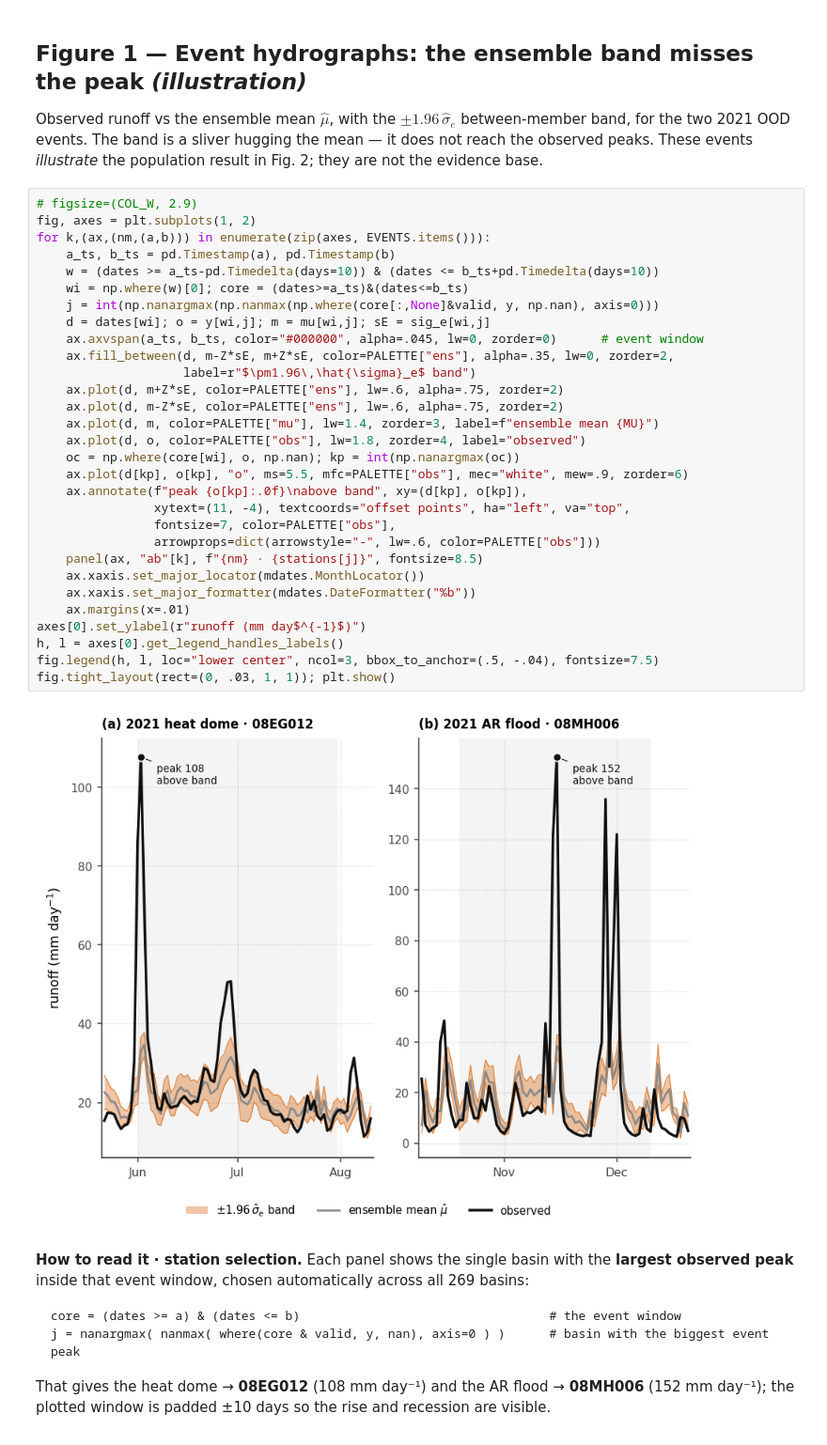
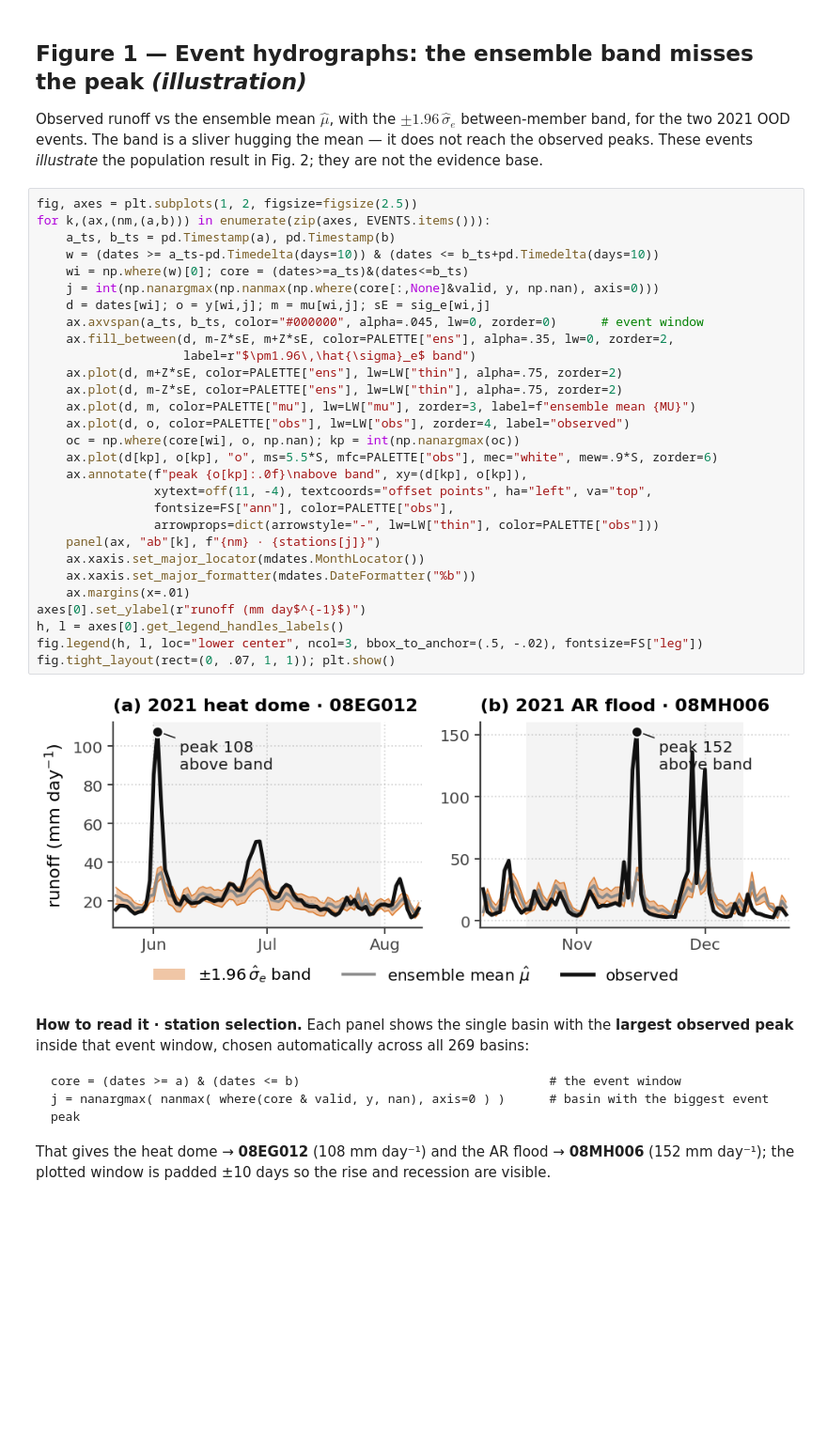
Before and after one commit to TWilson05/EA-LSTM-Streamflow, a Jupyter notebook: notebooks/workshop_figures.ipynb, the cells around one changed output. Shown at 94% size. Drawn from its saved outputs; the diff is of its cells as text; blank space fills up the shorter version.

```diff
--- a/notebooks/workshop_figures.ipynb
+++ b/notebooks/workshop_figures.ipynb
@@ -94,37 +121,36 @@ test cells 877,729 | in-dist 850,664 | OOD 27,065
 ## Figure 1 — Event hydrographs: the ensemble band misses the peak *(illustration)*
 Observed runoff vs the ensemble mean $\hat{\mu}$, with the $\pm1.96\,\hat{\sigma}_e$ between-member band, for the two 2021 OOD events. The band is a sliver hugging the mean — it does not reach the observed peaks. These events *illustrate* the population result in Fig. 2; they are not the evidence base.
 # %%
-# figsize=(COL_W, 2.9)
-fig, axes = plt.subplots(1, 2)
+fig, axes = plt.subplots(1, 2, figsize=figsize(2.5))
 for k,(ax,(nm,(a,b))) in enumerate(zip(axes, EVENTS.items())):
     a_ts, b_ts = pd.Timestamp(a), pd.Timestamp(b)
     w = (dates >= a_ts-pd.Timedelta(days=10)) & (dates <= b_ts+pd.Timedelta(days=10))
     wi = np.where(w)[0]; core = (dates>=a_ts)&(dates<=b_ts)
     j = int(np.nanargmax(np.nanmax(np.where(core[:,None]&valid, y, np.nan), axis=0)))
     d = dates[wi]; o = y[wi,j]; m = mu[wi,j]; sE = sig_e[wi,j]
     ax.axvspan(a_ts, b_ts, color="#000000", alpha=.045, lw=0, zorder=0)      # event window
     ax.fill_between(d, m-Z*sE, m+Z*sE, color=PALETTE["ens"], alpha=.35, lw=0, zorder=2,
                     label=r"$\pm1.96\,\hat{\sigma}_e$ band")
-    ax.plot(d, m+Z*sE, color=PALETTE["ens"], lw=.6, alpha=.75, zorder=2)
-    ax.plot(d, m-Z*sE, color=PALETTE["ens"], lw=.6, alpha=.75, zorder=2)
-    ax.plot(d, m, color=PALETTE["mu"], lw=1.4, zorder=3, label=f"ensemble mean {MU}")
-    ax.plot(d, o, color=PALETTE["obs"], lw=1.8, zorder=4, label="observed")
+    ax.plot(d, m+Z*sE, color=PALETTE["ens"], lw=LW["thin"], alpha=.75, zorder=2)
+    ax.plot(d, m-Z*sE, color=PALETTE["ens"], lw=LW["thin"], alpha=.75, zorder=2)
+    ax.plot(d, m, color=PALETTE["mu"], lw=LW["mu"], zorder=3, label=f"ensemble mean {MU}")
+    ax.plot(d, o, color=PALETTE["obs"], lw=LW["obs"], zorder=4, label="observed")
     oc = np.where(core[wi], o, np.nan); kp = int(np.nanargmax(oc))
-    ax.plot(d[kp], o[kp], "o", ms=5.5, mfc=PALETTE["obs"], mec="white", mew=.9, zorder=6)
+    ax.plot(d[kp], o[kp], "o", ms=5.5*S, mfc=PALETTE["obs"], mec="white", mew=.9*S, zorder=6)
     ax.annotate(f"peak {o[kp]:.0f}\nabove band", xy=(d[kp], o[kp]),
-                xytext=(11, -4), textcoords="offset points", ha="left", va="top",
-                fontsize=7, color=PALETTE["obs"],
-                arrowprops=dict(arrowstyle="-", lw=.6, color=PALETTE["obs"]))
-    panel(ax, "ab"[k], f"{nm} · {stations[j]}", fontsize=8.5)
+                xytext=off(11, -4), textcoords="offset points", ha="left", va="top",
+                fontsize=FS["ann"], color=PALETTE["obs"],
+                arrowprops=dict(arrowstyle="-", lw=LW["thin"], color=PALETTE["obs"]))
+    panel(ax, "ab"[k], f"{nm} · {stations[j]}")
     ax.xaxis.set_major_locator(mdates.MonthLocator())
     ax.xaxis.set_major_formatter(mdates.DateFormatter("%b"))
     ax.margins(x=.01)
 axes[0].set_ylabel(r"runoff (mm day$^{-1}$)")
 h, l = axes[0].get_legend_handles_labels()
-fig.legend(h, l, loc="lower center", ncol=3, bbox_to_anchor=(.5, -.04), fontsize=7.5)
-fig.tight_layout(rect=(0, .03, 1, 1)); plt.show()
+fig.legend(h, l, loc="lower center", ncol=3, bbox_to_anchor=(.5, -.02), fontsize=FS["leg"])
+fig.tight_layout(rect=(0, .07, 1, 1)); plt.show()
 # %% [output]
-[figure, old version]
+[figure, new version]
 # %% [markdown]
 **How to read it · station selection.** Each panel shows the single basin with the **largest observed peak** inside that event window, chosen automatically across all 269 basins:
 
```
Also changed, not shown: parts of 13 cells of this notebook.
